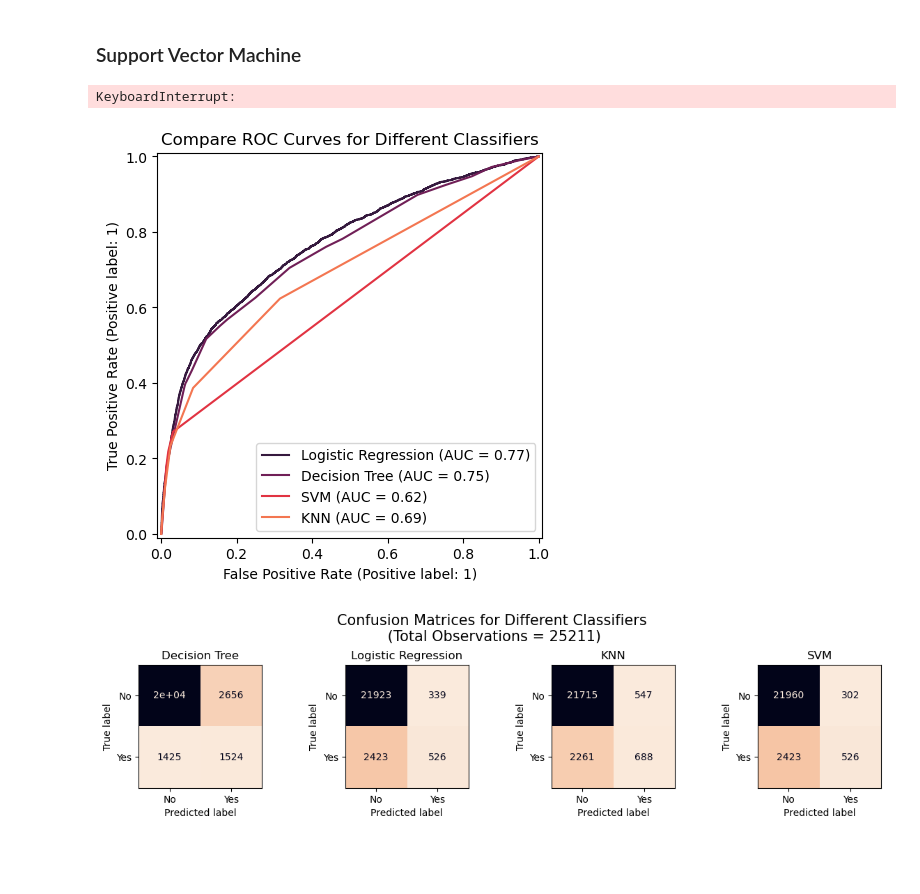
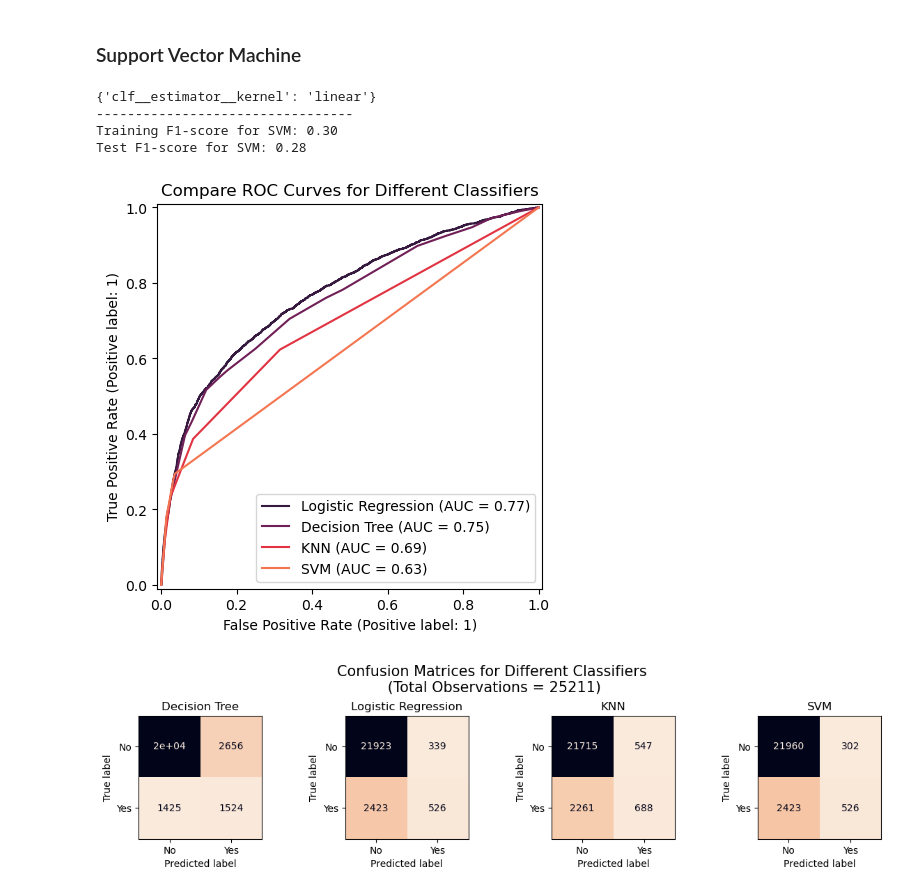
Before and after one commit to garimasc/bank_marketing, a Jupyter notebook: evaluate_classification.ipynb, the cells around one changed output. Drawn from its saved outputs; the diff is of its cells as text; code cells hidden in the pictures; blank space fills up the shorter version.

```diff
--- a/evaluate_classification.ipynb
+++ b/evaluate_classification.ipynb
@@ -45,0 +53,16 @@ Name: proportion, dtype: float64
+# %%
+data.drop(['time_since_last_contact'], axis= 1, inplace= True)
+# data.loc[(data.pdays >= 0) & (data.pdays <7), "time_since_last_contact"] = " <1 Wk"
+# data.loc[(data.pdays >= 0) & (data.pdays < 31), "time_since_last_contact"] = "< 1 M"
+data.loc[(data.pdays >= 0) & (data.pdays < 90), "time_since_last_contact"] = "<3 M"
+data.loc[(data.pdays >= 91) & (data.pdays < 180), "time_since_last_contact"] = "3-6 M"
+data.loc[(data.pdays >= 181) & (data.pdays < 365), "time_since_last_contact"] = "6M - 1Y"
+data.loc[(data.pdays >= 266) & (data.pdays < 99999), "time_since_last_contact"] = ">1 Y"
+data['time_since_last_contact'] = data['time_since_last_contact'].fillna('NA')
+
+data.drop(['days_since_last_contact'], axis= 1, inplace= True)
+days_since_contact = pd.qcut(data.query('pdays >= 0')['pdays'], q= 3)
+data.loc[days_since_contact.index, "days_since_last_contact"] = days_since_contact.astype(str).values
+data['days_since_last_contact'] = data['days_since_last_contact'].fillna('NA')
+
+data['days_since_last_contact'].value_counts()
@@ -45,0 +76,4 @@ Name: proportion, dtype: float64
+# %%
+# winsorize some of the numerical data
+data['balance'] = winsorize(data['balance'], (0.02, 0.02))
+data['campaign'] = winsorize(data['campaign'], (0, 0.015))
@@ -184,13 +284,13 @@ plt.savefig("tree.png")
 
 svm_pipe = Pipeline([
     ('transform', col_transform),
-    ('selector', RFE(LogisticRegression(), n_features_to_select= 43)),
+    ('selector', RFE(LogisticRegression(), n_features_to_select= 25)),
     ('clf', BaggingClassifier(estimator=SVC(), max_samples= 500, n_estimators= 10))
     # ('clf', SVC())
 ])
 
-param_grid = {'clf__estimator_kernel': ['linear', 'rbf', 'sigmoid']}
-svm_grid = GridSearchCV(svm_pipe, param_grid= param_grid, cv= 5, scoring= 'f1').fit(X_train.head(100), y_train.head(100))
+param_grid = {'clf__estimator__kernel': ['linear', 'rbf', 'sigmoid']}
+svm_grid = GridSearchCV(svm_pipe, param_grid= param_grid, cv= 5, scoring= 'f1').fit(X_train.head(1000), y_train.head(1000))
 
 y_pred_svm = svm_grid.predict(X_test)
 
@@ -204,21 +304,24 @@ print(f"Test F1-score for SVM: {svm_grid.score(X_test, y_test):0.2f}")
 with open('svm.pkl','wb') as f:
     pickle.dump(svm_grid,f)
 # %% [output]
-KeyboardInterrupt:
+{'clf__estimator__kernel': 'linear'}
+---------------------------------
+Training F1-score for SVM: 0.30
+Test F1-score for SVM: 0.28
 # %%
 colors = sns.color_palette('rocket')
 
 fig,ax = plt.subplots(figsize= (6,5))
 RocCurveDisplay.from_estimator(logreg_grid, X_test, y_test, name= "Logistic Regression", ax= ax, color= colors[0])
 RocCurveDisplay.from_estimator(tree_grid, X_test, y_test, name= "Decision Tree", ax= ax, color= colors[1])
-RocCurveDisplay.from_estimator(svm_grid, X_test, y_test, name= "SVM", ax= ax, color= colors[3])
-RocCurveDisplay.from_estimator(knn_grid, X_test, y_test, name= "KNN", ax= ax, color= colors[4])
+RocCurveDisplay.from_estimator(knn_grid, X_test, y_test, name= "KNN", ax= ax, color= colors[3])
+RocCurveDisplay.from_estimator(svm_grid, X_test, y_test, name= "SVM", ax= ax, color= colors[4])
 
 
 ax.set_title("Compare ROC Curves for Different Classifiers", fontsize= 12);
 fig.savefig("roc_curves_all.png")
 # %% [output]
-[figure, old version]
+[figure, new version]
 # %%
 fig, axs = plt.subplots(figsize= (12,3), ncols= 4)
 
```
Also changed, not shown: parts of 10 cells of this notebook, 1 other file.
